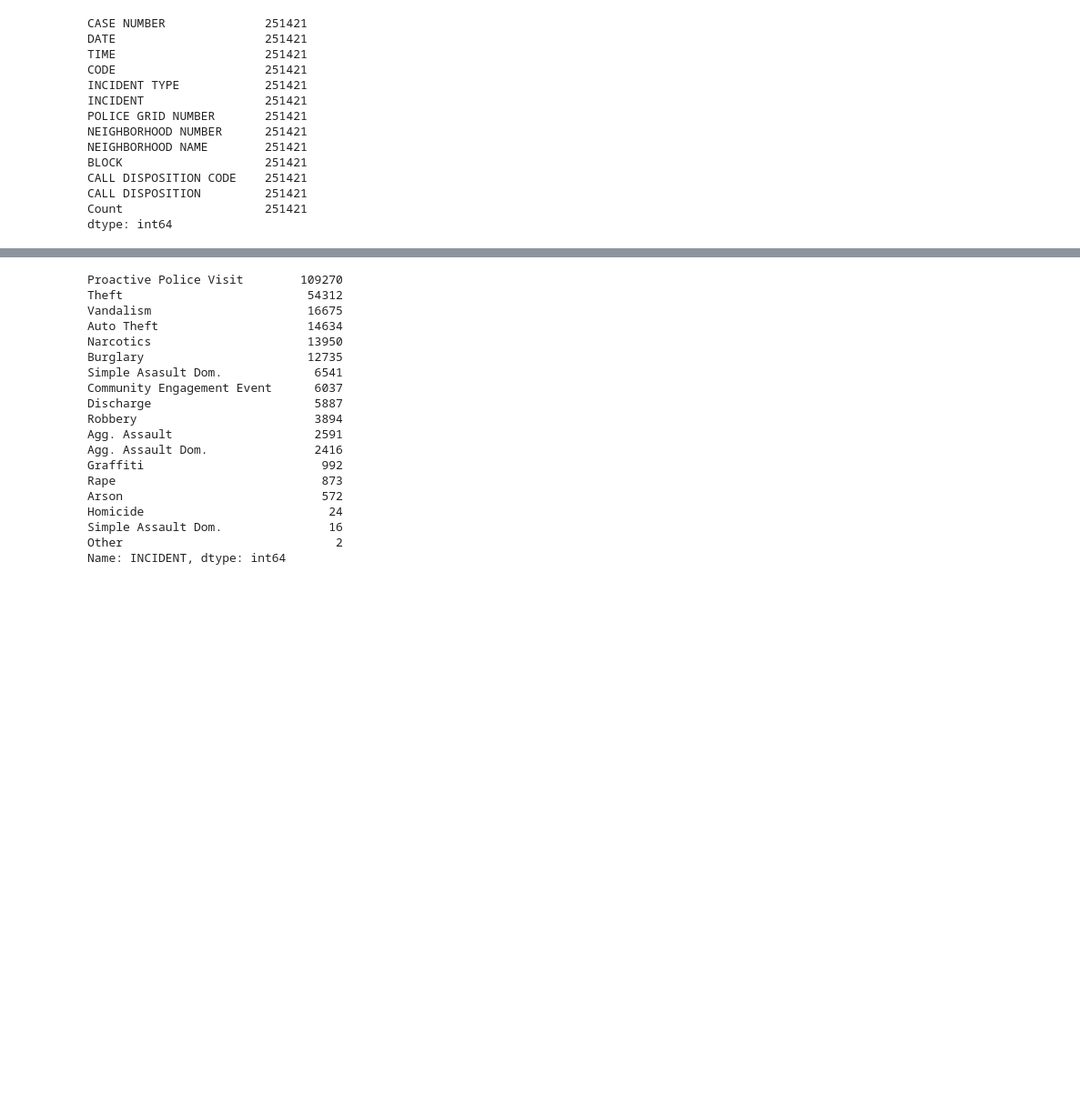
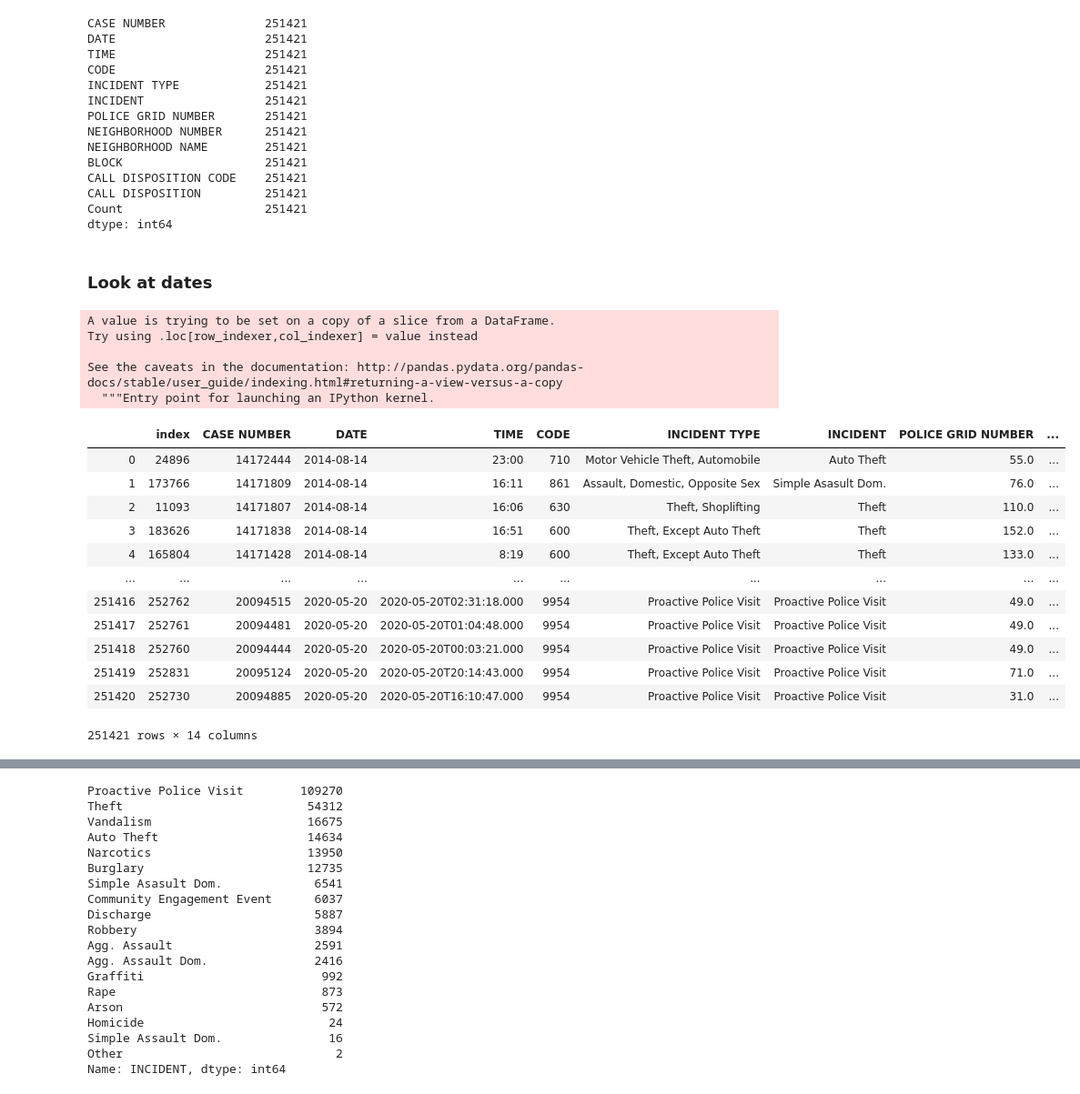
Before and after one commit to VallieTracy/StPaul-Crime-Incidents, a Jupyter notebook: main.ipynb, the cells around one changed output, grey strips where cells are left out. Shown at 91% size. Cells and saved outputs as stored; diff of their text form; code cells hidden in the pictures; blank space fills up the shorter version.

```diff
--- a/main.ipynb
+++ b/main.ipynb
@@ -71,3 +66,34 @@ CALL DISPOSITION CODE    251421
 CALL DISPOSITION         251421
 Count                    251421
 dtype: int64
+# %% [markdown]
+### Look at dates
+# %%
+# Need to know the oldest and most recent dates in the dataset
+
+# Change DATE column into datatime and then sort by date
+no_null_crime_df['DATE'] = pd.to_datetime(no_null_crime_df['DATE'])
+# Need to reset index for iloc
+no_null_crime_df = no_null_crime_df.sort_values('DATE').reset_index()
+
+# Preview
+no_null_crime_df.head()
+# %% [output]
+A value is trying to be set on a copy of a slice from a DataFrame.
+Try using .loc[row_indexer,col_indexer] = value instead
+
+See the caveats in the documentation: http://pandas.pydata.org/pandas-docs/stable/user_guide/indexing.html#returning-a-view-versus-a-copy
+  """Entry point for launching an IPython kernel.
+|  | index | CASE NUMBER | DATE | TIME | CODE | INCIDENT TYPE | INCIDENT | POLICE GRID NUMBER | ... |
+| 0 | 24896 | 14172444 | 2014-08-14 | 23:00 | 710 | Motor Vehicle Theft, Automobile | Auto Theft | 55.0 | ... |
+| 1 | 173766 | 14171809 | 2014-08-14 | 16:11 | 861 | Assault, Domestic, Opposite Sex | Simple Asasult Dom. | 76.0 | ... |
+| 2 | 11093 | 14171807 | 2014-08-14 | 16:06 | 630 | Theft, Shoplifting | Theft | 110.0 | ... |
+| 3 | 183626 | 14171838 | 2014-08-14 | 16:51 | 600 | Theft, Except Auto Theft | Theft | 152.0 | ... |
+| 4 | 165804 | 14171428 | 2014-08-14 | 8:19 | 600 | Theft, Except Auto Theft | Theft | 133.0 | ... |
+| ... | ... | ... | ... | ... | ... | ... | ... | ... | ... |
+| 251416 | 252762 | 20094515 | 2020-05-20 | 2020-05-20T02:31:18.000 | 9954 | Proactive Police Visit | Proactive Police Visit | 49.0 | ... |
+| 251417 | 252761 | 20094481 | 2020-05-20 | 2020-05-20T01:04:48.000 | 9954 | Proactive Police Visit | Proactive Police Visit | 49.0 | ... |
+| 251418 | 252760 | 20094444 | 2020-05-20 | 2020-05-20T00:03:21.000 | 9954 | Proactive Police Visit | Proactive Police Visit | 49.0 | ... |
+| 251419 | 252831 | 20095124 | 2020-05-20 | 2020-05-20T20:14:43.000 | 9954 | Proactive Police Visit | Proactive Police Visit | 71.0 | ... |
+| 251420 | 252730 | 20094885 | 2020-05-20 | 2020-05-20T16:10:47.000 | 9954 | Proactive Police Visit | Proactive Police Visit | 31.0 | ... |
+251421 rows × 14 columns
```
Also changed, not shown: parts of 20 cells of this notebook, 1 other file.
